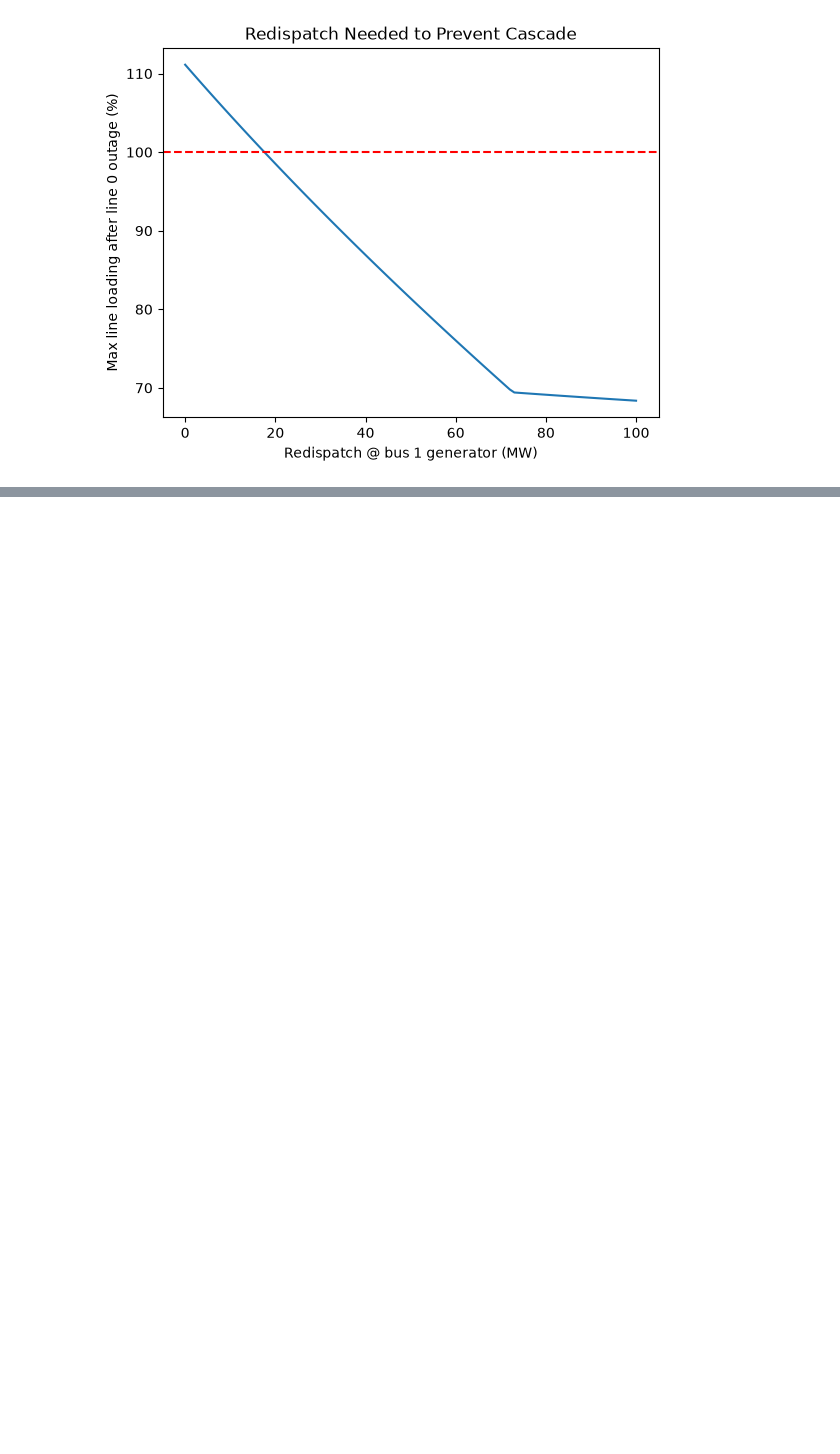
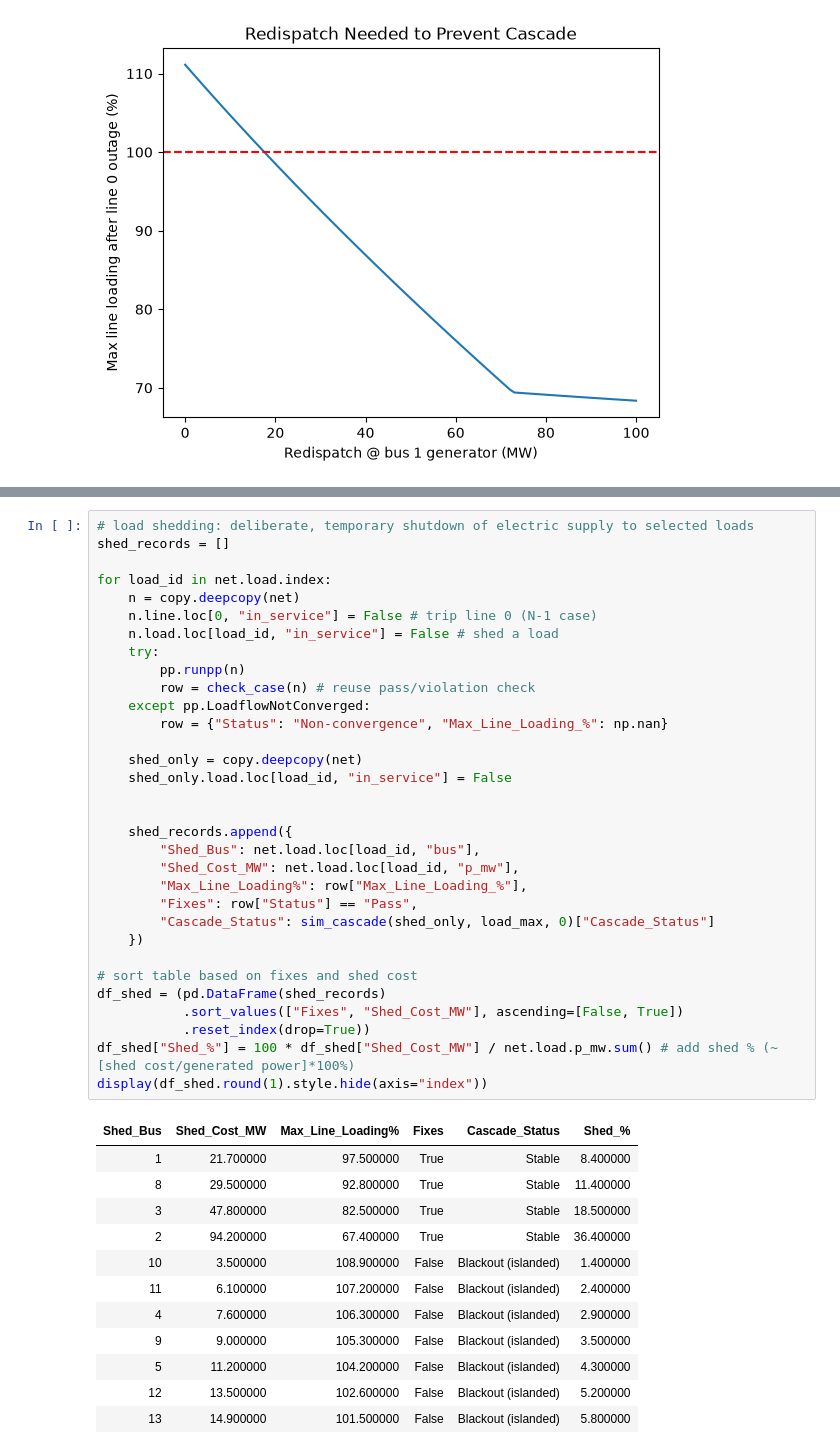
Before and after one commit to er-chang/Grid-Contingency-Analysis, a Jupyter notebook: notebook.ipynb, the cells around one changed output, grey strips where cells are left out. Drawn from its saved outputs; the diff is of its cells as text; blank space fills up the shorter version.

Commit message:
Add load shedding and fix cascade logic

```diff
--- a/notebook.ipynb
+++ b/notebook.ipynb
@@ -266,0 +293,45 @@ plt.show()
+# %%
+# load shedding: deliberate, temporary shutdown of electric supply to selected loads
+shed_records = []
+
+for load_id in net.load.index:
+    n = copy.deepcopy(net)
+    n.line.loc[0, "in_service"] = False # trip line 0 (N-1 case)
+    n.load.loc[load_id, "in_service"] = False # shed a load
+    try:
+        pp.runpp(n)
+        row = check_case(n) # reuse pass/violation check
+    except pp.LoadflowNotConverged:
+        row = {"Status": "Non-convergence", "Max_Line_Loading_%": np.nan}
+
+    shed_only = copy.deepcopy(net)
+    shed_only.load.loc[load_id, "in_service"] = False
+
+
+    shed_records.append({
+        "Shed_Bus": net.load.loc[load_id, "bus"],
+        "Shed_Cost_MW": net.load.loc[load_id, "p_mw"],
+        "Max_Line_Loading%": row["Max_Line_Loading_%"],
+        "Fixes": row["Status"] == "Pass",
+        "Cascade_Status": sim_cascade(shed_only, load_max, 0)["Cascade_Status"]
+    })
+
+# sort table based on fixes and shed cost
+df_shed = (pd.DataFrame(shed_records)
+           .sort_values(["Fixes", "Shed_Cost_MW"], ascending=[False, True])
+           .reset_index(drop=True))
+df_shed["Shed_%"] = 100 * df_shed["Shed_Cost_MW"] / net.load.p_mw.sum() # add shed % (~[shed cost/generated power]*100%)
+display(df_shed.round(1).style.hide(axis="index"))
+# %% [output]
+| Shed_Bus | Shed_Cost_MW | Max_Line_Loading% | Fixes | Cascade_Status | Shed_% |
+| 1 | 21.700000 | 97.500000 | True | Stable | 8.400000 |
+| 8 | 29.500000 | 92.800000 | True | Stable | 11.400000 |
+| 3 | 47.800000 | 82.500000 | True | Stable | 18.500000 |
+| 2 | 94.200000 | 67.400000 | True | Stable | 36.400000 |
+| 10 | 3.500000 | 108.900000 | False | Blackout (islanded) | 1.400000 |
+| 11 | 6.100000 | 107.200000 | False | Blackout (islanded) | 2.400000 |
+| 4 | 7.600000 | 106.300000 | False | Blackout (islanded) | 2.900000 |
+| 9 | 9.000000 | 105.300000 | False | Blackout (islanded) | 3.500000 |
+| 5 | 11.200000 | 104.200000 | False | Blackout (islanded) | 4.300000 |
+| 12 | 13.500000 | 102.600000 | False | Blackout (islanded) | 5.200000 |
+| 13 | 14.900000 | 101.500000 | False | Blackout (islanded) | 5.800000 |
```
Also changed, not shown: parts of 1 cell of this notebook, 1 other file.
